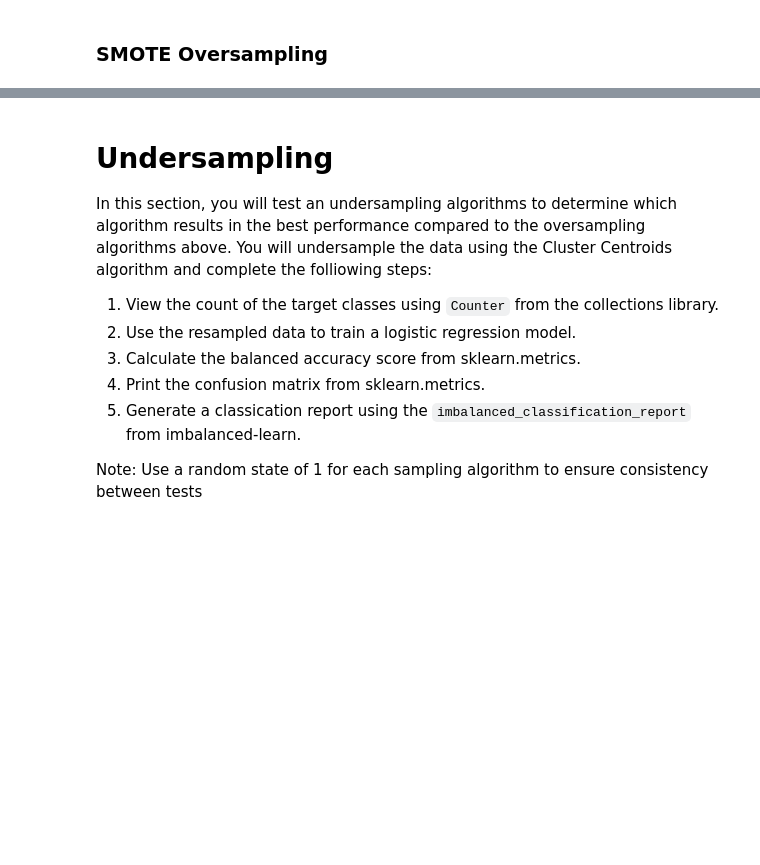
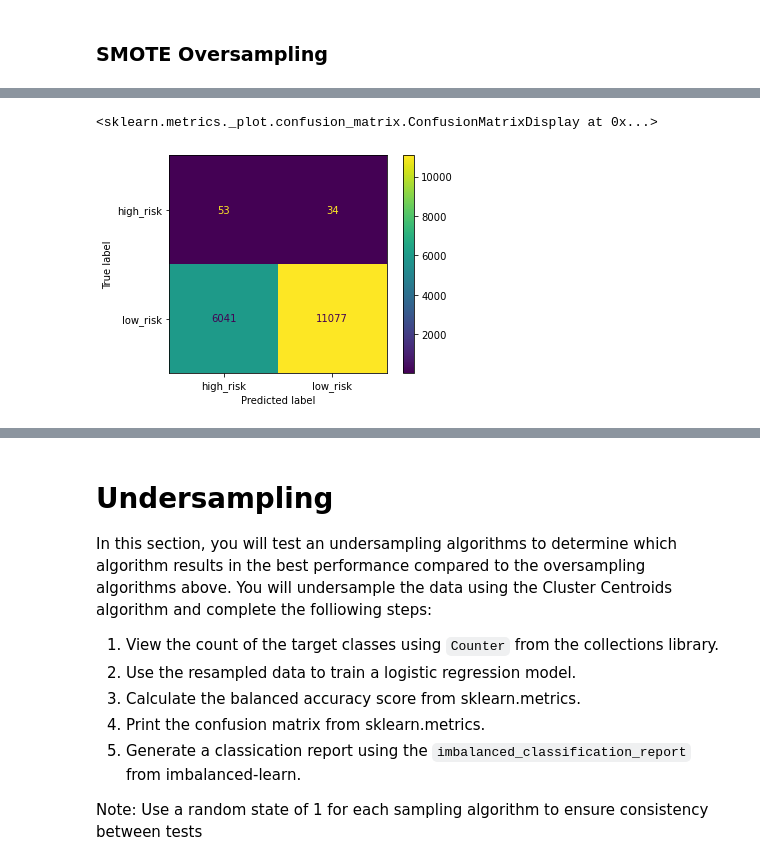
Before and after one commit to mhflynn/Credit_Risk_Analysis, a Jupyter notebook: credit_risk_resampling.ipynb, the cells around one changed output, grey strips where cells are left out. Saved outputs shown, nothing was run; the diff lists cells and outputs as text; code cells hidden in the pictures; blank space fills up the shorter version.

```diff
--- a/credit_risk_resampling.ipynb
+++ b/credit_risk_resampling.ipynb
@@ -246,5 +251,6 @@ pd.DataFrame([cr['high_risk'], cr['low_risk']], index=['high_risk', 'low_risk'])
 # %%
 # Train the Logistic Regression model using the resampled data
-# YOUR CODE HERE
+model = LogisticRegression(solver='lbfgs', random_state=1)
+model.fit(X_resampled, y_resampled);
 # %%
 # Calculated the balanced accuracy score
@@ -255,2 +261,9 @@ pd.DataFrame([cr['high_risk'], cr['low_risk']], index=['high_risk', 'low_risk'])
+# %%
+# Display the confusion matrix
+cm = confusion_matrix(y_test, y_pred)
+ConfusionMatrixDisplay(cm, display_labels=model.classes_).plot()
+# %% [output]
+<sklearn.metrics._plot.confusion_matrix.ConfusionMatrixDisplay at 0x...>
+[figure, added]
 # %%
 # Print the imbalanced classification report
```
Also changed, not shown: parts of 36 cells of this notebook.
